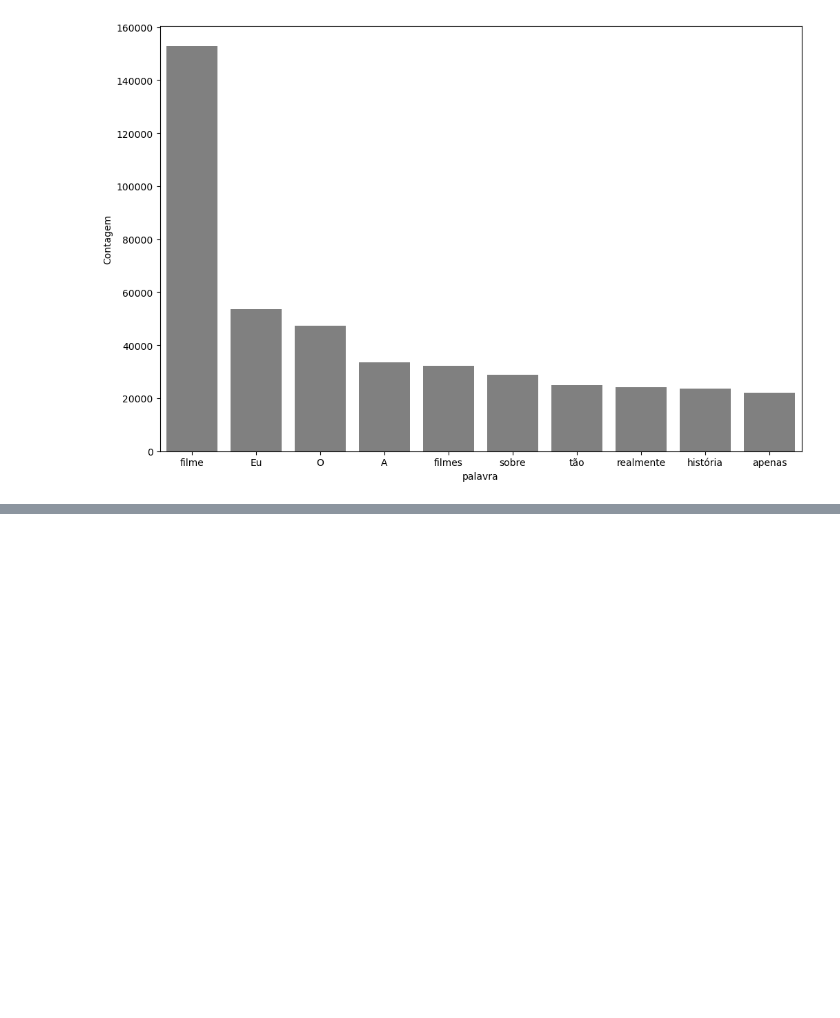
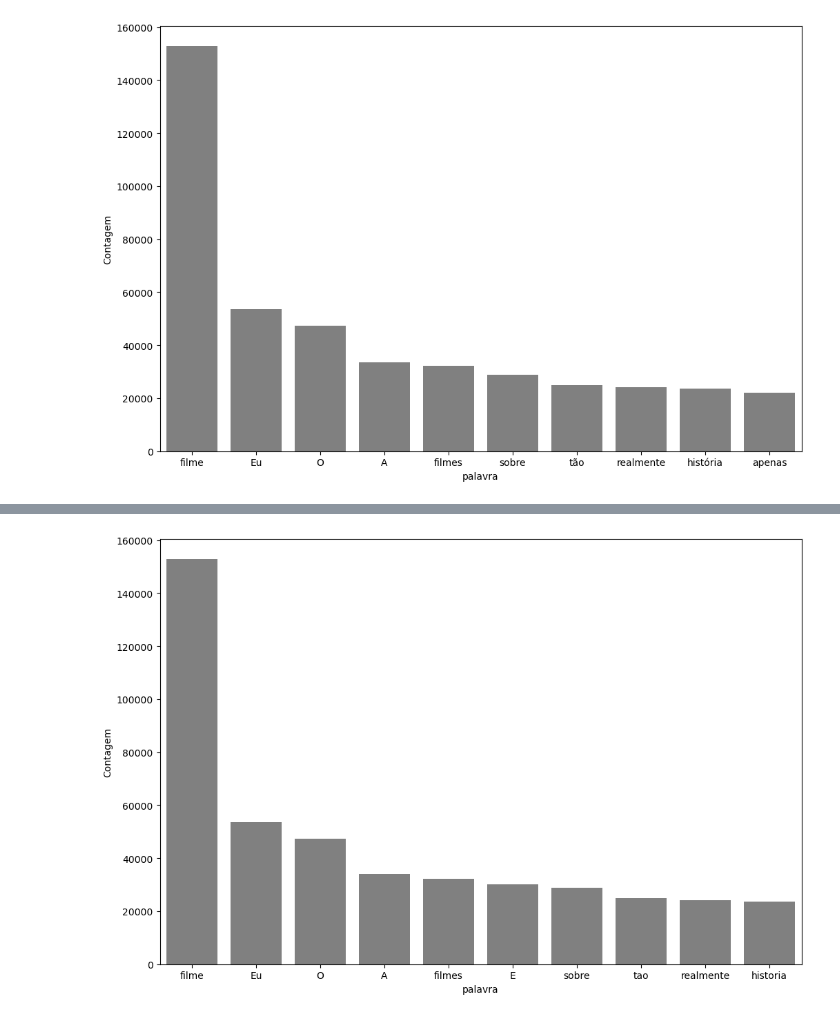
Before and after one commit to gssantaella/nlp-parte1, a Jupyter notebook: aula5/aula5.ipynb, the cells around one changed output, grey strips where cells are left out. Cells and saved outputs as stored; diff of their text form; code cells hidden in the pictures; blank space fills up the shorter version.

```diff
--- a/aula5/aula5.ipynb
+++ b/aula5/aula5.ipynb
@@ -363,0 +375,2 @@ pareto(resenha, 'tratamento_2', 10)
+# %%
+sem_acentos = [unidecode.unidecode(texto) for texto in resenha['tratamento_2']]
@@ -363,0 +407,4 @@ pareto(resenha, 'tratamento_2', 10)
+# %%
+pareto(resenha, 'tratamento_3', 10)
+# %% [output]
+[figure, added]
```
Also changed, not shown: parts of 21 cells of this notebook.
